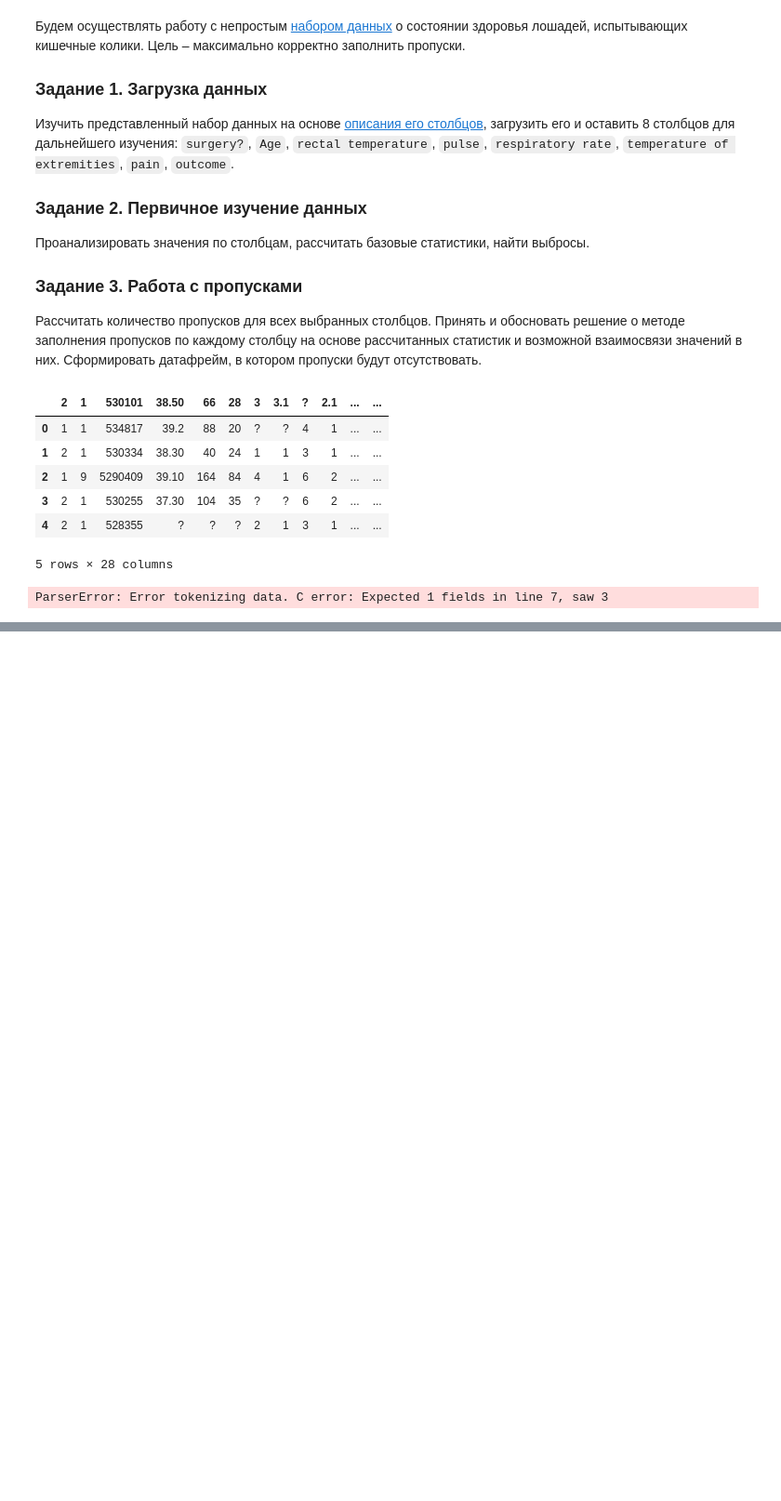
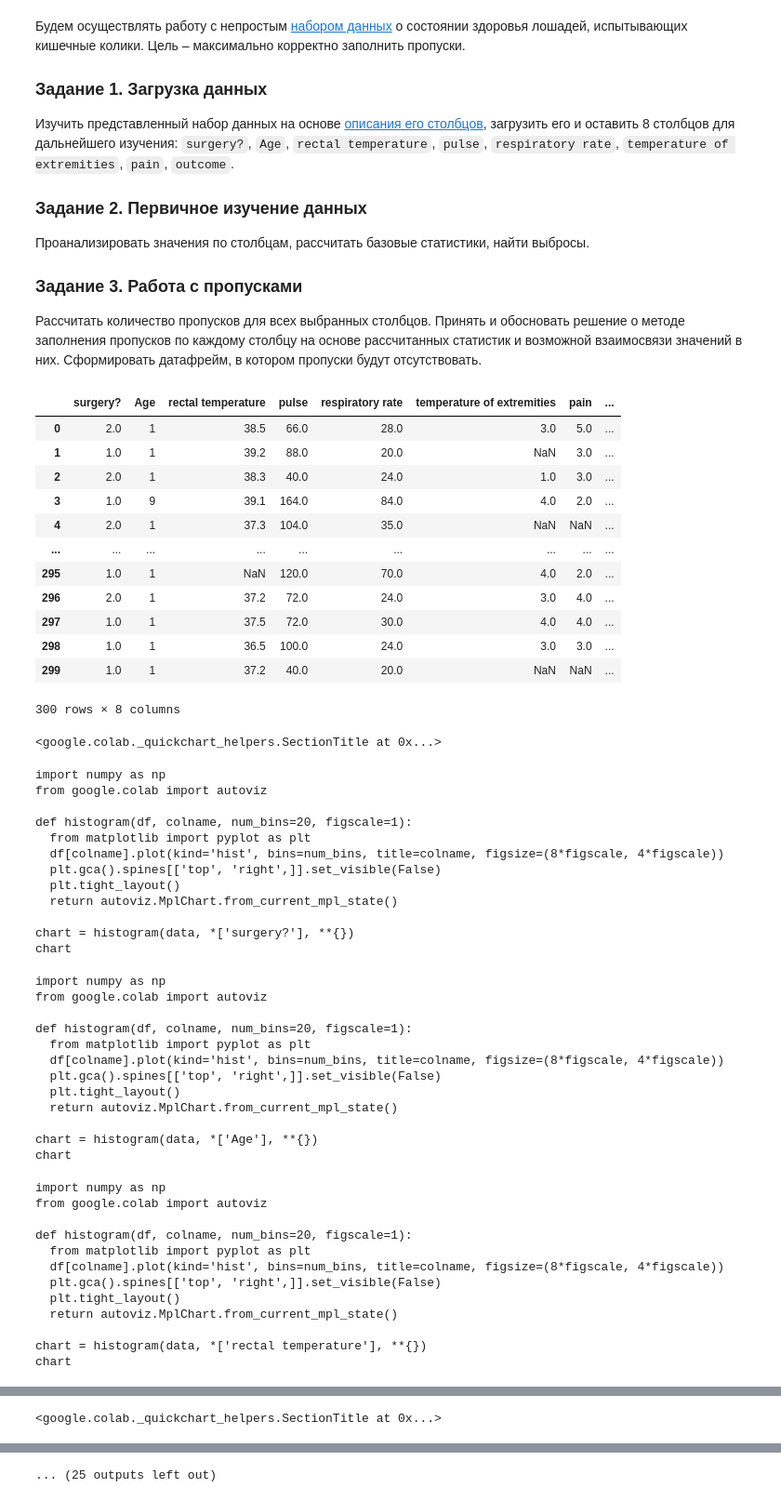
Before and after one commit to stefkong1982/-, a Jupyter notebook: Статистика в Python/Лекция Базовые понятия статистики/ДЗ_Кондратьев_STPY-48_к лекции Базовые понятия статистики.ipynb, the cells around one changed output, grey strips where cells are left out. Shown at 93% size. Cells and saved outputs as stored; diff of their text form; code cells hidden in the pictures; blank space fills up the shorter version.

```diff
--- a/Статистика в Python/Лекция Базовые понятия статистики/ДЗ_Кондратьев_STPY-48_к лекции Базовые понятия статистики.ipynb
+++ b/Статистика в Python/Лекция Базовые понятия статистики/ДЗ_Кондратьев_STPY-48_к лекции Базовые понятия статистики.ipynb
@@ -24,14 +23,3 @@ horse = pd.read_csv('horse_data.csv')
-# %%
-horse.head()
-# %% [output]
-|  | 2 | 1 | 530101 | 38.50 | 66 | 28 | 3 | 3.1 | ? | 2.1 | ... | ... |
-| 0 | 1 | 1 | 534817 | 39.2 | 88 | 20 | ? | ? | 4 | 1 | ... | ... |
-| 1 | 2 | 1 | 530334 | 38.30 | 40 | 24 | 1 | 1 | 3 | 1 | ... | ... |
-| 2 | 1 | 9 | 5290409 | 39.10 | 164 | 84 | 4 | 1 | 6 | 2 | ... | ... |
-| 3 | 2 | 1 | 530255 | 37.30 | 104 | 35 | ? | ? | 6 | 2 | ... | ... |
-| 4 | 2 | 1 | 528355 | ? | ? | ? | 2 | 1 | 3 | 1 | ... | ... |
-5 rows × 28 columns
-# %%
-horse_data_names = horse = pd.read_csv('horse_data.names.txt')
-# %% [output]
-ParserError: Error tokenizing data. C error: Expected 1 fields in line 7, saw 3
+# %%
+# Чтение файла с указанием значения "?" как пропущенного
+data = pd.read_csv('horse_data.csv', header=None, na_values=['?'])
@@ -37,0 +28,57 @@ ParserError: Error tokenizing data. C error: Expected 1 fields in line 7, saw 3
+# %%
+# Выбор нужных столбцов
+data = data.iloc[:, [0, 1, 3, 4, 5, 6, 10, 22]]
+data.columns = ['surgery?', 'Age', 'rectal temperature', 'pulse', 'respiratory rate', 'temperature of extremities', 'pain', 'outcome']
+# %%
+data
+# %% [output]
+|  | surgery? | Age | rectal temperature | pulse | respiratory rate | temperature of extremities | pain | ... |
+| 0 | 2.0 | 1 | 38.5 | 66.0 | 28.0 | 3.0 | 5.0 | ... |
+| 1 | 1.0 | 1 | 39.2 | 88.0 | 20.0 | NaN | 3.0 | ... |
+| 2 | 2.0 | 1 | 38.3 | 40.0 | 24.0 | 1.0 | 3.0 | ... |
+| 3 | 1.0 | 9 | 39.1 | 164.0 | 84.0 | 4.0 | 2.0 | ... |
+| 4 | 2.0 | 1 | 37.3 | 104.0 | 35.0 | NaN | NaN | ... |
+| ... | ... | ... | ... | ... | ... | ... | ... | ... |
+| 295 | 1.0 | 1 | NaN | 120.0 | 70.0 | 4.0 | 2.0 | ... |
+| 296 | 2.0 | 1 | 37.2 | 72.0 | 24.0 | 3.0 | 4.0 | ... |
+| 297 | 1.0 | 1 | 37.5 | 72.0 | 30.0 | 4.0 | 4.0 | ... |
+| 298 | 1.0 | 1 | 36.5 | 100.0 | 24.0 | 3.0 | 3.0 | ... |
+| 299 | 1.0 | 1 | 37.2 | 40.0 | 20.0 | NaN | NaN | ... |
+300 rows × 8 columns
+<google.colab._quickchart_helpers.SectionTitle at 0x...>
+import numpy as np
+from google.colab import autoviz
+
+def histogram(df, colname, num_bins=20, figscale=1):
+  from matplotlib import pyplot as plt
+  df[colname].plot(kind='hist', bins=num_bins, title=colname, figsize=(8*figscale, 4*figscale))
+  plt.gca().spines[['top', 'right',]].set_visible(False)
+  plt.tight_layout()
+  return autoviz.MplChart.from_current_mpl_state()
+
+chart = histogram(data, *['surgery?'], **{})
+chart
+import numpy as np
+from google.colab import autoviz
+
+def histogram(df, colname, num_bins=20, figscale=1):
+  from matplotlib import pyplot as plt
+  df[colname].plot(kind='hist', bins=num_bins, title=colname, figsize=(8*figscale, 4*figscale))
+  plt.gca().spines[['top', 'right',]].set_visible(False)
+  plt.tight_layout()
+  return autoviz.MplChart.from_current_mpl_state()
+
+chart = histogram(data, *['Age'], **{})
+chart
+import numpy as np
+from google.colab import autoviz
+
+def histogram(df, colname, num_bins=20, figscale=1):
+  from matplotlib import pyplot as plt
+  df[colname].plot(kind='hist', bins=num_bins, title=colname, figsize=(8*figscale, 4*figscale))
+  plt.gca().spines[['top', 'right',]].set_visible(False)
+  plt.tight_layout()
+  return autoviz.MplChart.from_current_mpl_state()
+
+chart = histogram(data, *['rectal temperature'], **{})
+chart
@@ -37,0 +97 @@ ParserError: Error tokenizing data. C error: Expected 1 fields in line 7, saw 3
+<google.colab._quickchart_helpers.SectionTitle at 0x...>
@@ -37,0 +150 @@ ParserError: Error tokenizing data. C error: Expected 1 fields in line 7, saw 3
+... (25 outputs left out)
```
Also changed, not shown: parts of 8 cells of this notebook.
